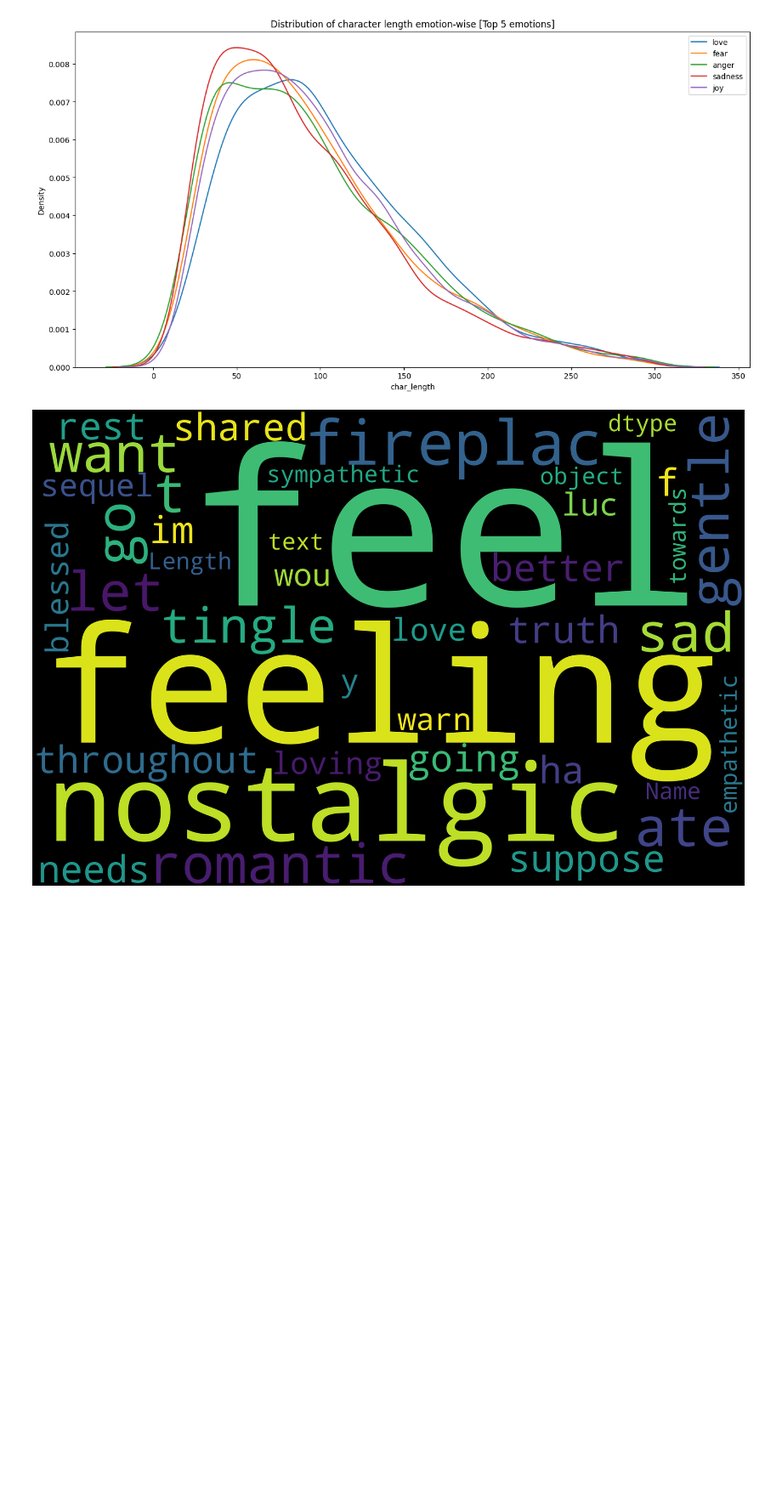
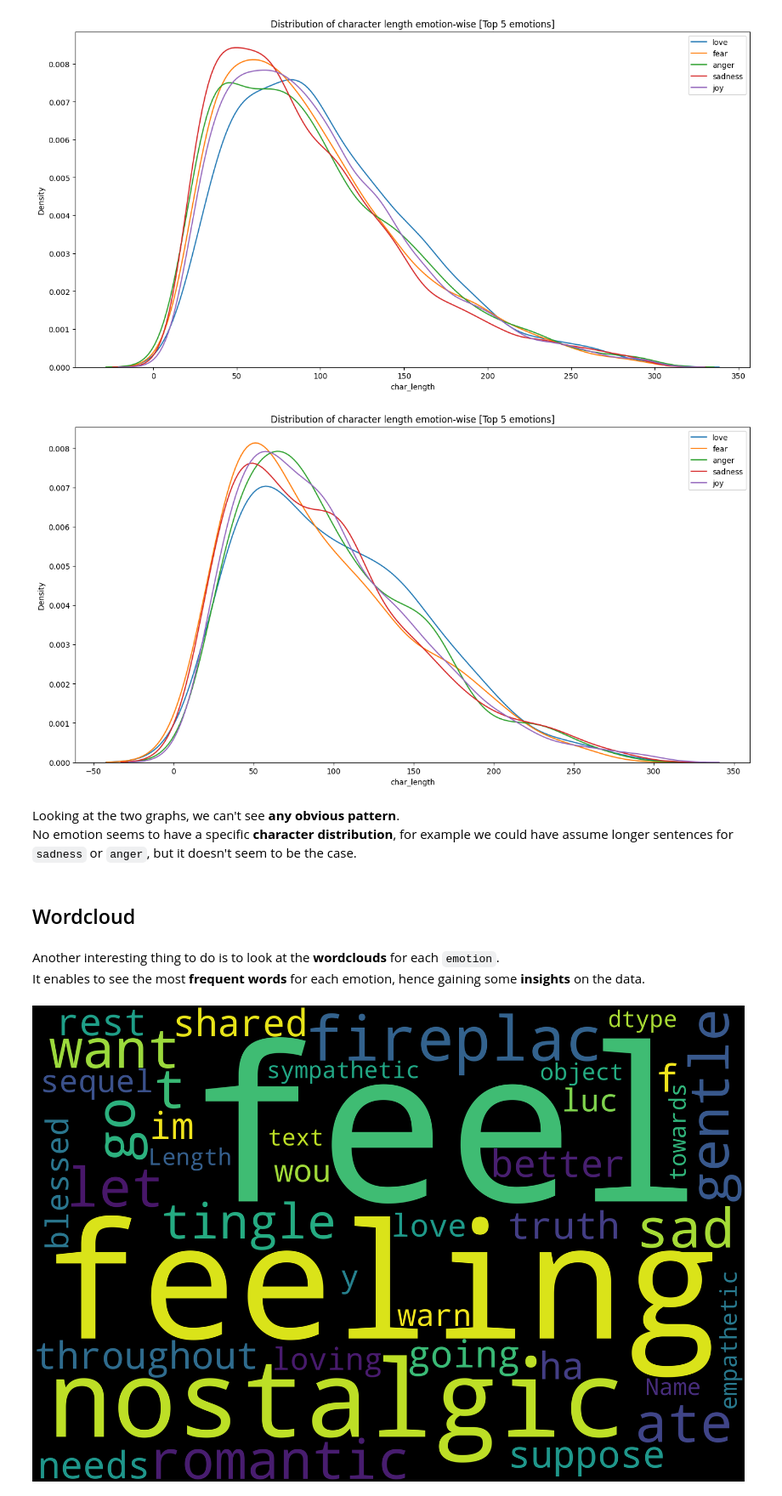
Before and after one commit to TonioElPuebloSchool/SAAR_NLP, a Jupyter notebook: 1_Exploratory_Data_Analysis.ipynb, the cells around one changed output. Shown at 85% size. Drawn from its saved outputs; the diff is of its cells as text; code cells hidden in the pictures; blank space fills up the shorter version.

```diff
--- a/1_Exploratory_Data_Analysis.ipynb
+++ b/1_Exploratory_Data_Analysis.ipynb
@@ -124,6 +156,18 @@ def plot_charater_length_distribution(data):
 plot_charater_length_distribution(train_data)
 # %% [output]
 [figure]
+# %%
+plot_charater_length_distribution(test_data)
+# %% [output]
+[figure, added]
+# %% [markdown]
+Looking at the two graphs, we can't see **any obvious pattern**.
+No emotion seems to have a specific **character distribution**, for example we could have assume longer sentences for `sadness` or `anger`, but it doesn't seem to be the case.
+# %% [markdown]
+## Wordcloud
+# %% [markdown]
+Another interesting thing to do is to look at the **wordclouds** for each `emotion`.
+It enables to see the most **frequent words** for each emotion, hence gaining some **insights** on the data.
 # %%
 def plot_wordcloud(data, emotioninput):
     emottext  = data[data['emotion'] == emotioninput].text
```
Also changed, not shown: parts of 29 cells of this notebook, 5 other files.
